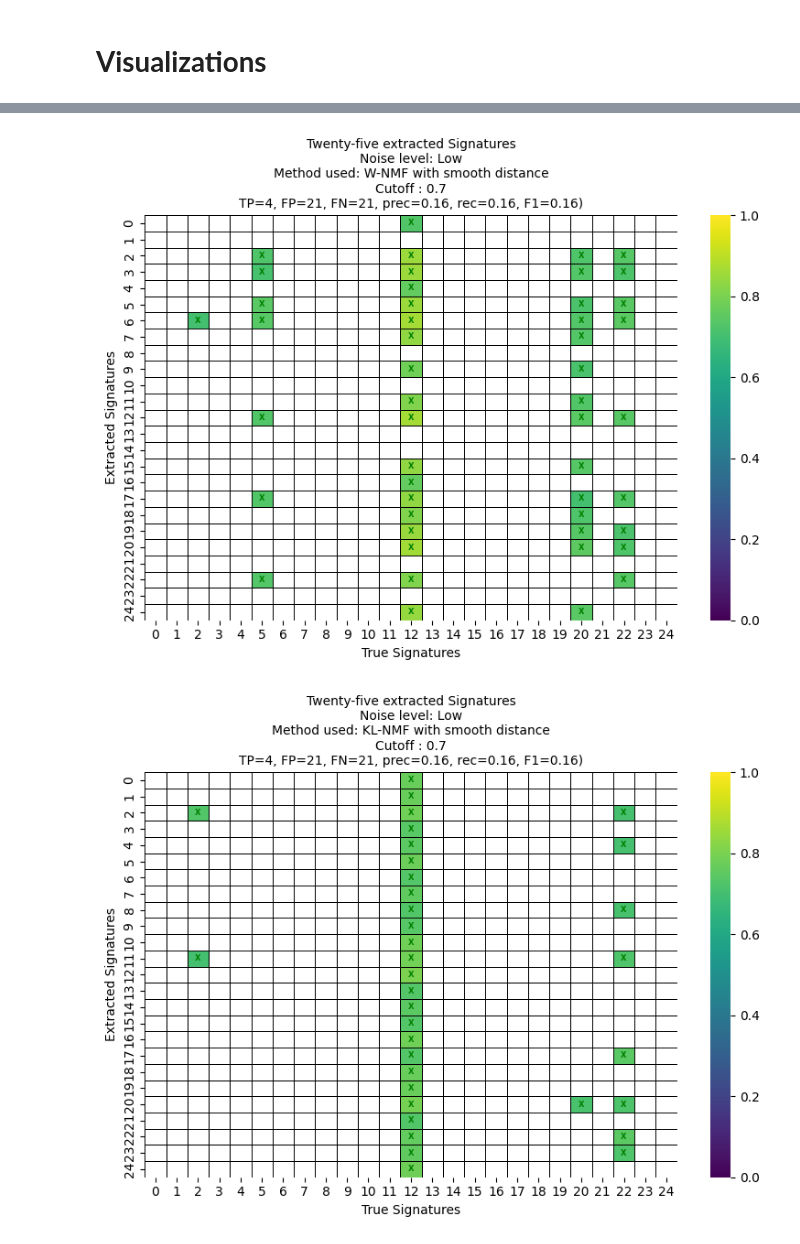
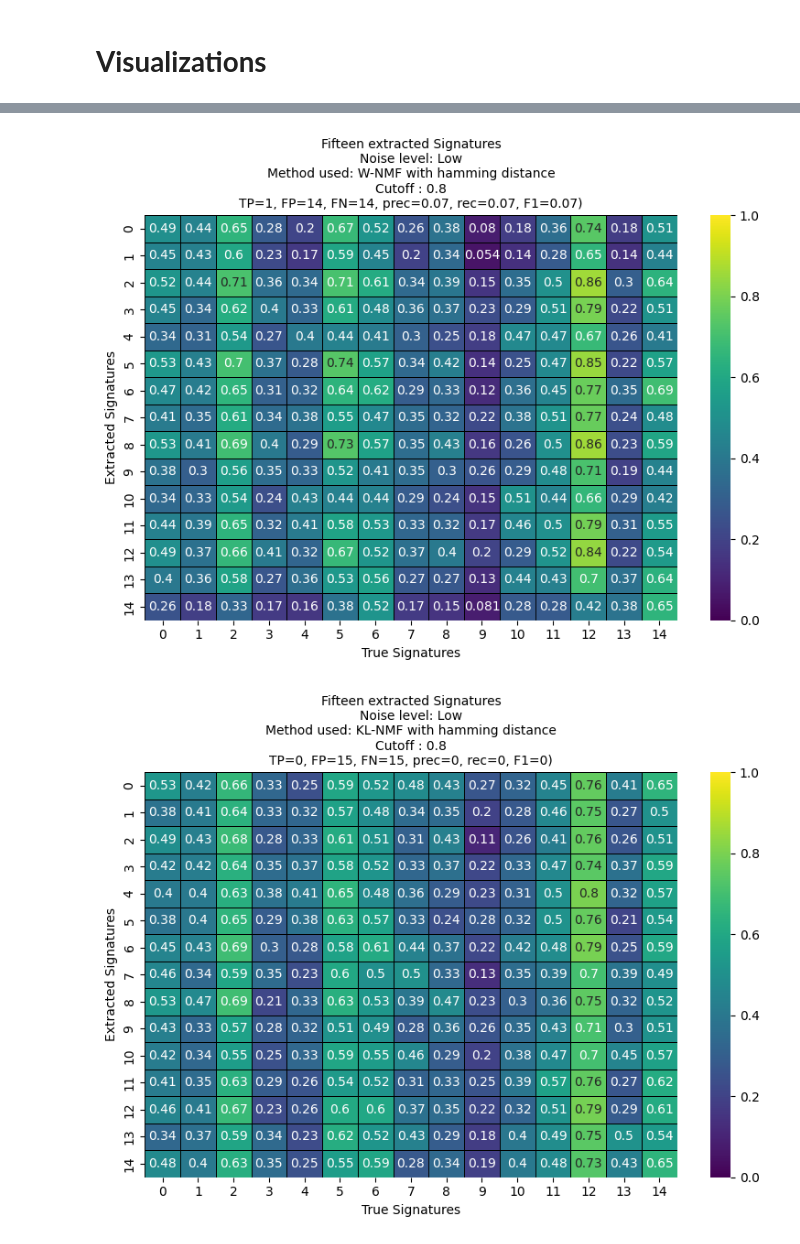
Before and after one commit to Jolijn2020/Mutational_Signatures, a Jupyter notebook: Evaluation_final_clean.ipynb, the cells around one changed output, grey strips where cells are left out. Cells and saved outputs as stored; diff of their text form; code cells hidden in the pictures.

Commit message:
Small change in the heatmap func

```diff
--- a/Evaluation_final_clean.ipynb
+++ b/Evaluation_final_clean.ipynb
@@ -1099,7 +1099,8 @@ def plot_all_runs_similarity(
     cmap="viridis",
     vmin=0.0,  # Cosine/correlation-based similarity is in [0,1]
     vmax=1.0,
-    apply_mask = True
+    apply_mask = True,
+    annot = True
 ):
     """
     Iterates over all runs from traverse_folders, and for each matching subfolder
@@ -1172,16 +1173,16 @@ def plot_all_runs_similarity(
                 vmin=vmin,
                 vmax=vmax,
                 cbar=True,
-                annot=False,  # No annotations
+                annot=annot,  # No annotations
                 mask=mask,    # Mask cells below threshold
                 linewidths=0.5,  # Add grid for better visibility
                 linecolor="black"  # Grid color
             )
 
             # Add a marker to highlight cells that exceed the cutoff
-            highlighted = np.where(sim_mat >= cutoff)
-            for i, j in zip(highlighted[0], highlighted[1]):
-                ax.text(j + 0.5, i + 0.5, "X", ha='center', va='center', color='green', fontsize=6, fontweight='bold')
+            # highlighted = np.where(sim_mat >= cutoff)
+            # for i, j in zip(highlighted[0], highlighted[1]):
+            #     ax.text(j + 0.5, i + 0.5, "X", ha='center', va='center', color='green', fontsize=8, fontweight='bold')
 
             # Label axes
             ax.set_xlabel("True Signatures")
@@ -1240,16 +1241,17 @@ def plot_all_runs_similarity(
 # %%
 plot_all_runs_similarity(
     root_dir="results_csv_clean",
-    s_values=["s_25"],
-    distances=["smooth"],
+    s_values=["s_15"],
+    distances=["","","hamming",""],
     noise_values=["n_0.02"],
     subfolders=("Dw","Dkl"),
     evaluation_method="rearranged", #rearranged not_arranged
-    cutoff=0.70,
+    cutoff=0.80,
     dist_metric="cos",
     plot_only_medoids=True,
-    apply_mask=True
+    apply_mask=False,
+    annot=True
 )
 # %% [output]
-[figure, old version]
+[figure, new version]
-[figure, old version]
+[figure, new version]
```
Also changed, not shown: parts of 1 cell of this notebook.
